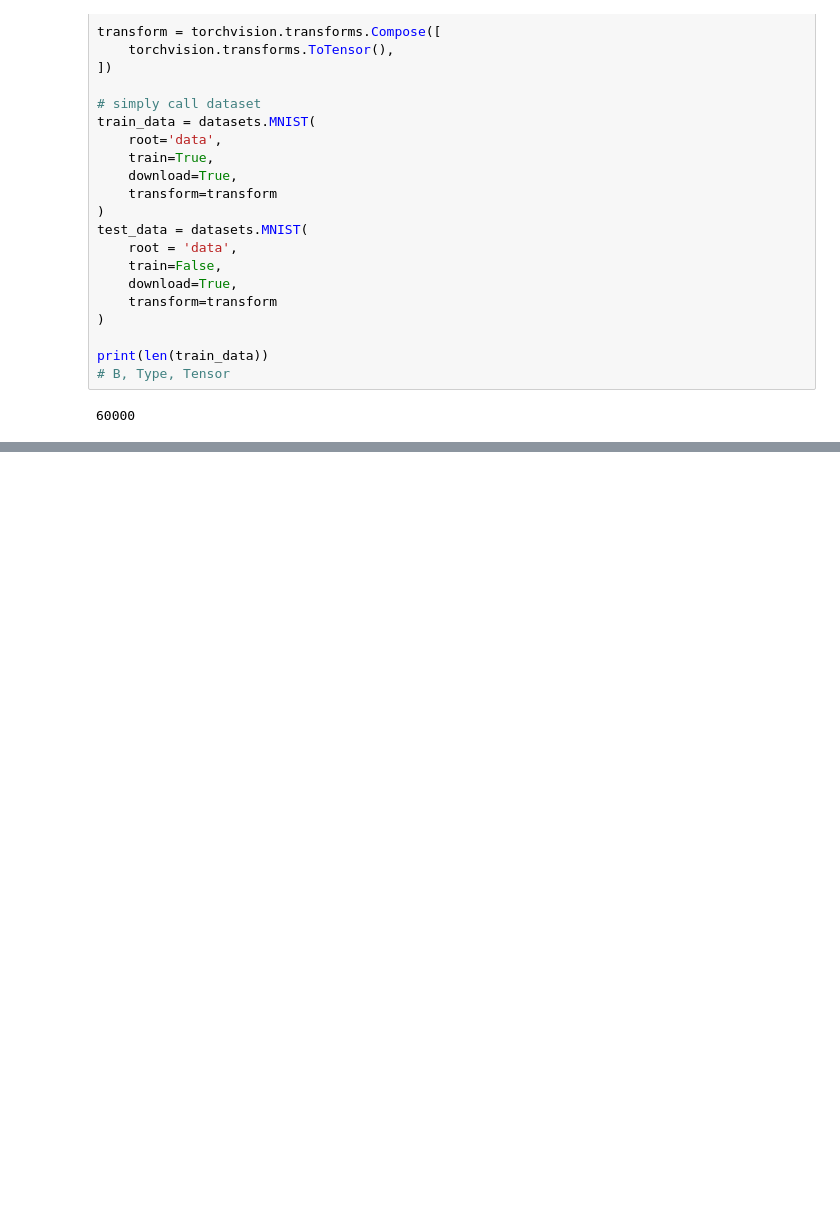
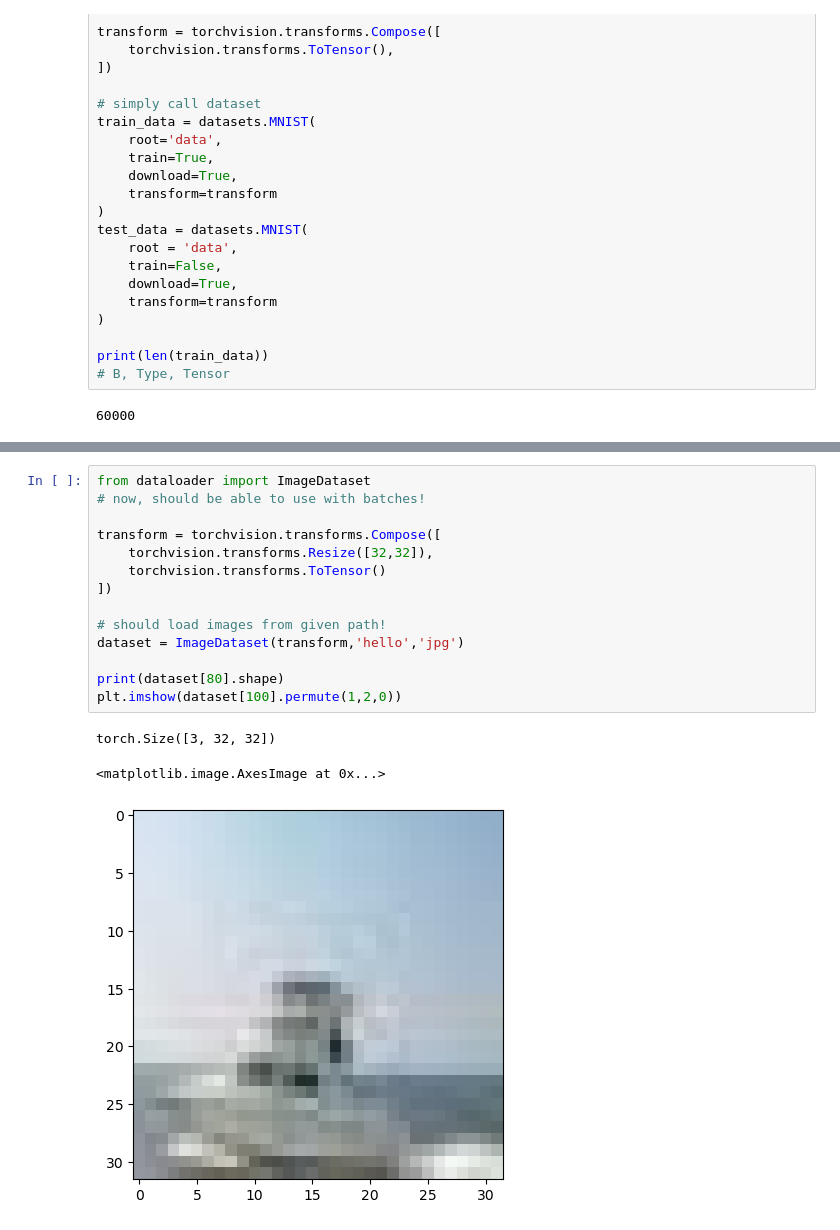
Before and after one commit to chuckles201/ResearchCyclePipe, a Jupyter notebook: examples.ipynb, the cells around one changed output, grey strips where cells are left out. Saved outputs shown, nothing was run; the diff lists cells and outputs as text; blank space fills up the shorter version.

```diff
--- a/examples.ipynb
+++ b/examples.ipynb
@@ -169,0 +180,18 @@ Model-Assigned:  tensor(0.9999, device='cuda:0', grad_fn=<SelectBackward0>)
+# %%
+from dataloader import ImageDataset
+# now, should be able to use with batches!
+
+transform = torchvision.transforms.Compose([
+    torchvision.transforms.Resize([32,32]),
+    torchvision.transforms.ToTensor()
+])
+
+# should load images from given path!
+dataset = ImageDataset(transform,'hello','jpg')
+
+print(dataset[80].shape)
+plt.imshow(dataset[100].permute(1,2,0))
+# %% [output]
+torch.Size([3, 32, 32])
+<matplotlib.image.AxesImage at 0x...>
+[figure, added]
```
Also changed, not shown: parts of 8 cells of this notebook, 4 other files.
